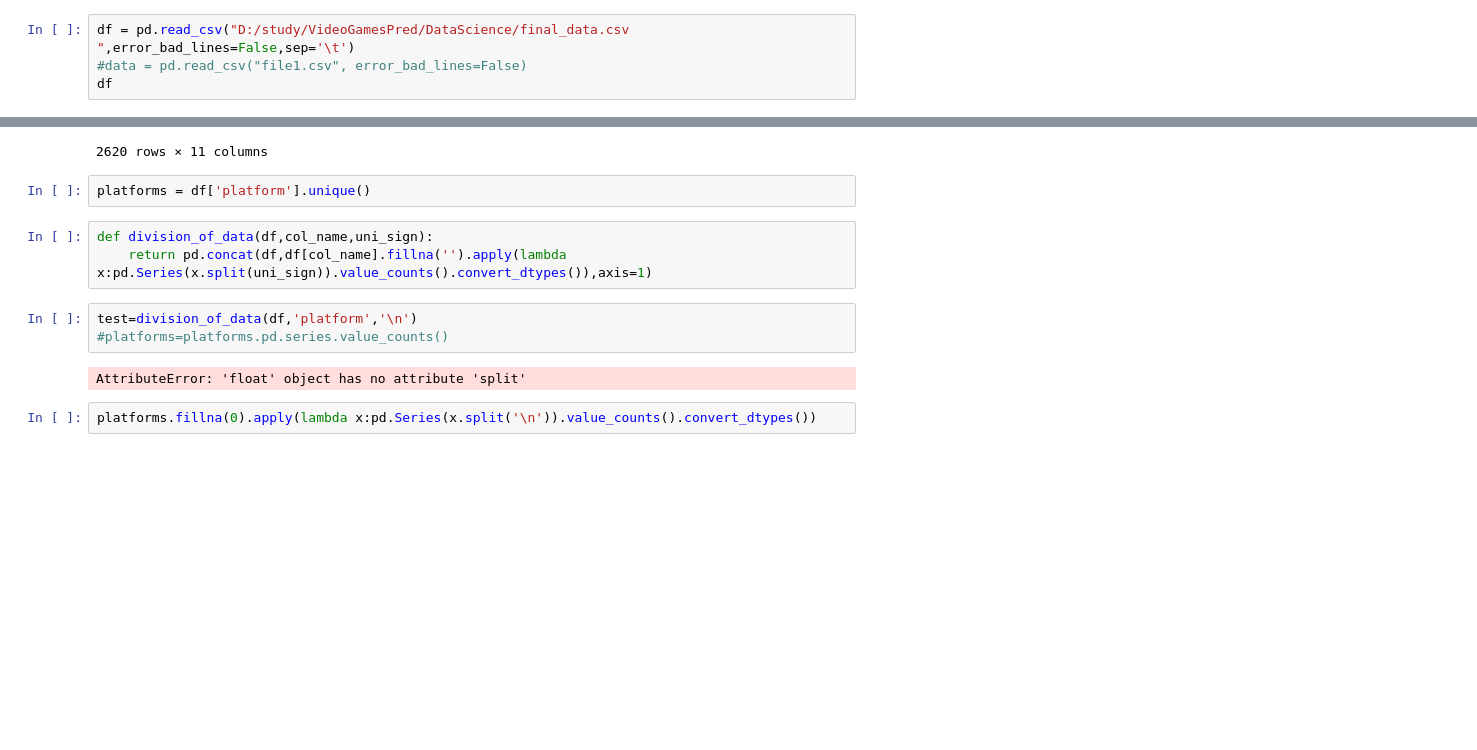
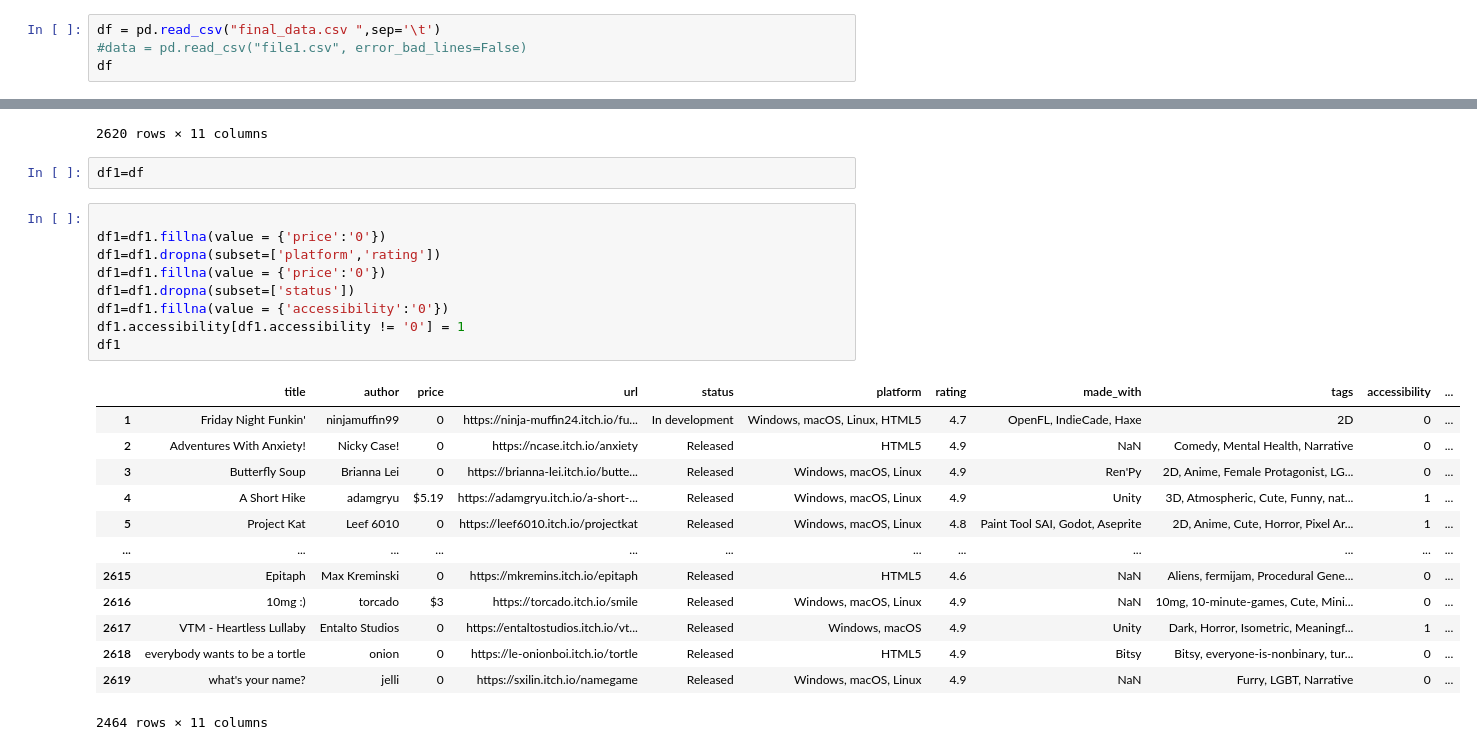
Before and after one commit to Kravchenko228/DataScience, a Jupyter notebook: VideoGamePrediction.ipynb, the cells around one changed output, grey strips where cells are left out. Drawn from its saved outputs; the diff is of its cells as text; blank space fills up the shorter version.

```diff
--- a/VideoGamePrediction.ipynb
+++ b/VideoGamePrediction.ipynb
@@ -12,7 +13,7 @@ warnings.simplefilter('ignore')
 # %% [markdown]
 Open Crawled Data csv file
 # %%
-df = pd.read_csv("D:/study/VideoGamesPred/DataScience/final_data.csv ",error_bad_lines=False,sep='\t')
+df = pd.read_csv("final_data.csv ",sep='\t')
 #data = pd.read_csv("file1.csv", error_bad_lines=False)
 df
 # %% [output]
@@ -29,15 +30,28 @@ df
 | 2618 | everybody wants to be a tortle | onion | NaN | https://le-onionboi.itch.io/tortle | Released | HTML5 | 4.9 | Bitsy | Bitsy, everyone-is-nonbinary, tur... | NaN | ... |
 | 2619 | what's your name? | jelli | NaN | https://sxilin.itch.io/namegame | Released | Windows, macOS, Linux | 4.9 | NaN | Furry, LGBT, Narrative | NaN | ... |
 2620 rows × 11 columns
-# %%
-platforms = df['platform'].unique()
-# %%
-def division_of_data(df,col_name,uni_sign):
-    return pd.concat(df,df[col_name].fillna('').apply(lambda x:pd.Series(x.split(uni_sign)).value_counts().convert_dtypes()),axis=1)
-# %%
-test=division_of_data(df,'platform','\n')
-#platforms=platforms.pd.series.value_counts()
-# %% [output]
-AttributeError: 'float' object has no attribute 'split'
-# %%
-platforms.fillna(0).apply(lambda x:pd.Series(x.split('\n')).value_counts().convert_dtypes())
+# %%
+df1=df
+# %%
+
+df1=df1.fillna(value = {'price':'0'})
+df1=df1.dropna(subset=['platform','rating'])
+df1=df1.fillna(value = {'price':'0'})
+df1=df1.dropna(subset=['status'])
+df1=df1.fillna(value = {'accessibility':'0'})
+df1.accessibility[df1.accessibility != '0'] = 1
+df1
+# %% [output]
+|  | title | author | price | url | status | platform | rating | made_with | tags | accessibility | ... |
+| 1 | Friday Night Funkin' | ninjamuffin99 | 0 | https://ninja-muffin24.itch.io/fu... | In development | Windows, macOS, Linux, HTML5 | 4.7 | OpenFL, IndieCade, Haxe | 2D | 0 | ... |
+| 2 | Adventures With Anxiety! | Nicky Case! | 0 | https://ncase.itch.io/anxiety | Released | HTML5 | 4.9 | NaN | Comedy, Mental Health, Narrative | 0 | ... |
+| 3 | Butterfly Soup | Brianna Lei | 0 | https://brianna-lei.itch.io/butte... | Released | Windows, macOS, Linux | 4.9 | Ren'Py | 2D, Anime, Female Protagonist, LG... | 0 | ... |
+| 4 | A Short Hike | adamgryu | $5.19 | https://adamgryu.itch.io/a-short-... | Released | Windows, macOS, Linux | 4.9 | Unity | 3D, Atmospheric, Cute, Funny, nat... | 1 | ... |
+| 5 | Project Kat | Leef 6010 | 0 | https://leef6010.itch.io/projectkat | Released | Windows, macOS, Linux | 4.8 | Paint Tool SAI, Godot, Aseprite | 2D, Anime, Cute, Horror, Pixel Ar... | 1 | ... |
+| ... | ... | ... | ... | ... | ... | ... | ... | ... | ... | ... | ... |
+| 2615 | Epitaph | Max Kreminski | 0 | https://mkremins.itch.io/epitaph | Released | HTML5 | 4.6 | NaN | Aliens, fermijam, Procedural Gene... | 0 | ... |
+| 2616 | 10mg :) | torcado | $3 | https://torcado.itch.io/smile | Released | Windows, macOS, Linux | 4.9 | NaN | 10mg, 10-minute-games, Cute, Mini... | 0 | ... |
+| 2617 | VTM - Heartless Lullaby | Entalto Studios | 0 | https://entaltostudios.itch.io/vt... | Released | Windows, macOS | 4.9 | Unity | Dark, Horror, Isometric, Meaningf... | 1 | ... |
+| 2618 | everybody wants to be a tortle | onion | 0 | https://le-onionboi.itch.io/tortle | Released | HTML5 | 4.9 | Bitsy | Bitsy, everyone-is-nonbinary, tur... | 0 | ... |
+| 2619 | what's your name? | jelli | 0 | https://sxilin.itch.io/namegame | Released | Windows, macOS, Linux | 4.9 | NaN | Furry, LGBT, Narrative | 0 | ... |
+2464 rows × 11 columns
```
Also changed, not shown: parts of 22 cells of this notebook.
